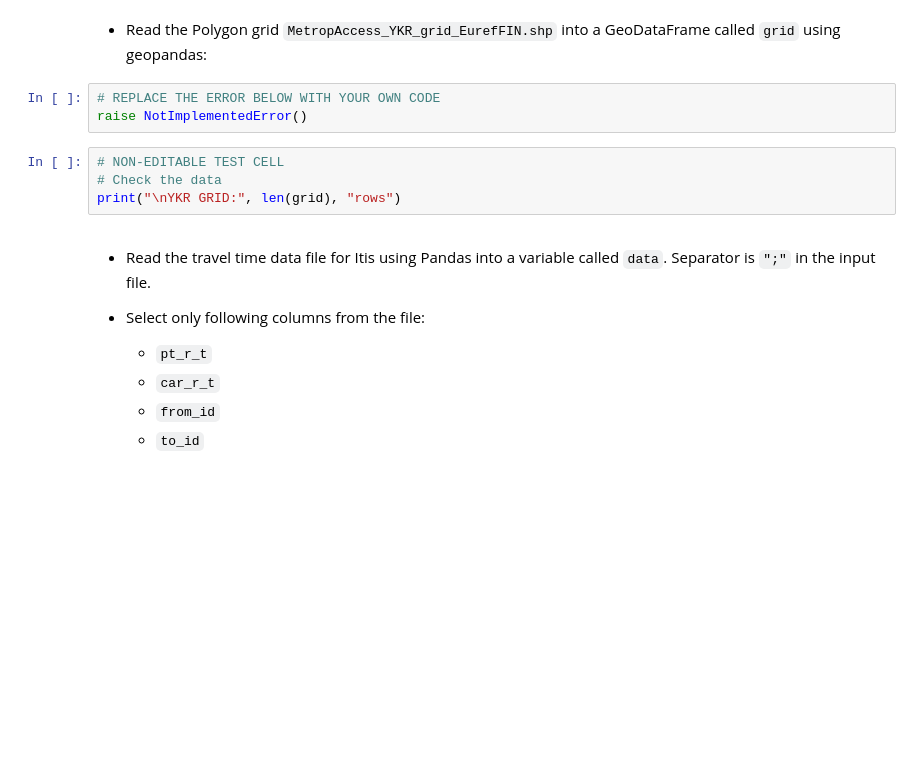
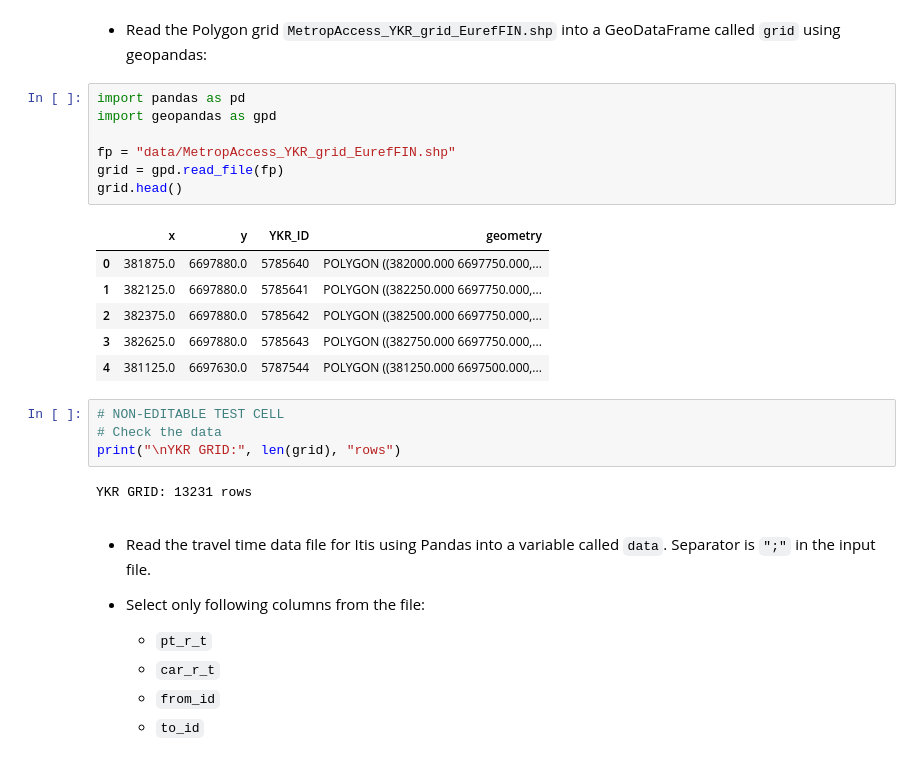
Before and after one commit to kaznko/exercise-4, a Jupyter notebook: Exercise-4-problem-1.ipynb, the cells around one changed output. Saved outputs shown, nothing was run; the diff lists cells and outputs as text; blank space fills up the shorter version.

```diff
--- a/Exercise-4-problem-1.ipynb
+++ b/Exercise-4-problem-1.ipynb
@@ -25,13 +25,26 @@ Column `from_id` in the travel time data sets corresponds to the `YKR_ID` column
 In problem 1 we will focus on travel times to **Itis** and **Myyrmanni**. Our goal is to visualize travel times by public transport and car to both shopping centers. Before plotting the maps we need to classify the data. Your task is to **first develop the processing steps using Itis as input**, and then repeat the steps for Myyrmanni.
 # %% [markdown]
 - Read the Polygon grid `MetropAccess_YKR_grid_EurefFIN.shp` into a GeoDataFrame called `grid` using geopandas:
-# %%
-# REPLACE THE ERROR BELOW WITH YOUR OWN CODE
-raise NotImplementedError()
+# %%
+import pandas as pd
+import geopandas as gpd
+
+fp = "data/MetropAccess_YKR_grid_EurefFIN.shp"
+grid = gpd.read_file(fp)
+grid.head()
+# %% [output]
+|  | x | y | YKR_ID | geometry |
+| 0 | 381875.0 | 6697880.0 | 5785640 | POLYGON ((382000.000 6697750.000,... |
+| 1 | 382125.0 | 6697880.0 | 5785641 | POLYGON ((382250.000 6697750.000,... |
+| 2 | 382375.0 | 6697880.0 | 5785642 | POLYGON ((382500.000 6697750.000,... |
+| 3 | 382625.0 | 6697880.0 | 5785643 | POLYGON ((382750.000 6697750.000,... |
+| 4 | 381125.0 | 6697630.0 | 5787544 | POLYGON ((381250.000 6697500.000,... |
 # %%
 # NON-EDITABLE TEST CELL
 # Check the data
 print("\nYKR GRID:", len(grid), "rows")
+# %% [output]
+YKR GRID: 13231 rows
 # %% [markdown]
 - Read the travel time data file for Itis using Pandas into a variable called `data`. Separator is `";"` in the input file.
 - Select only following columns from the file:
```
Also changed, not shown: parts of 13 cells of this notebook, 1 other file.
